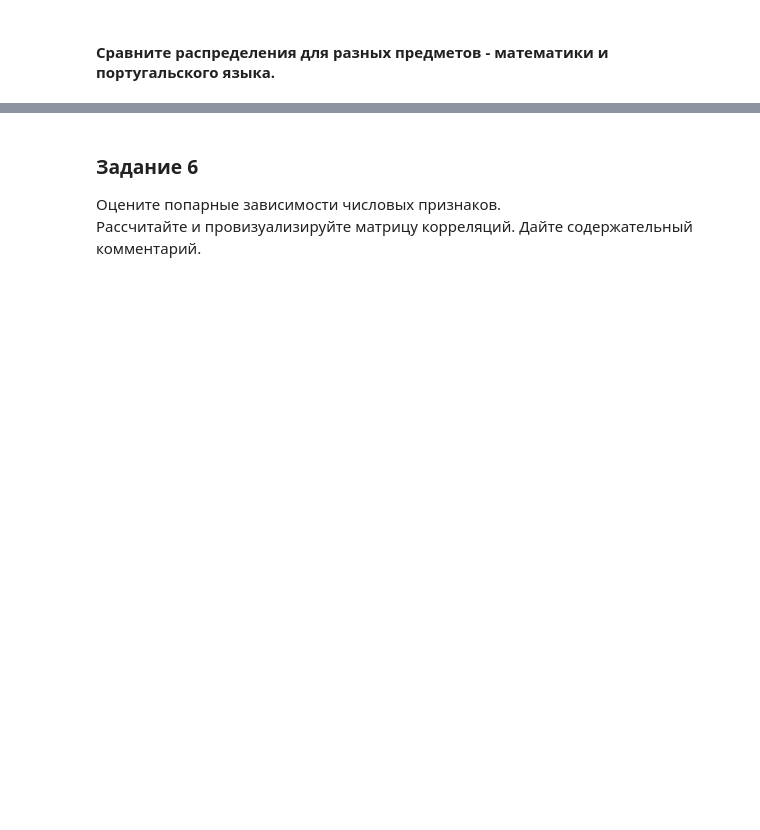
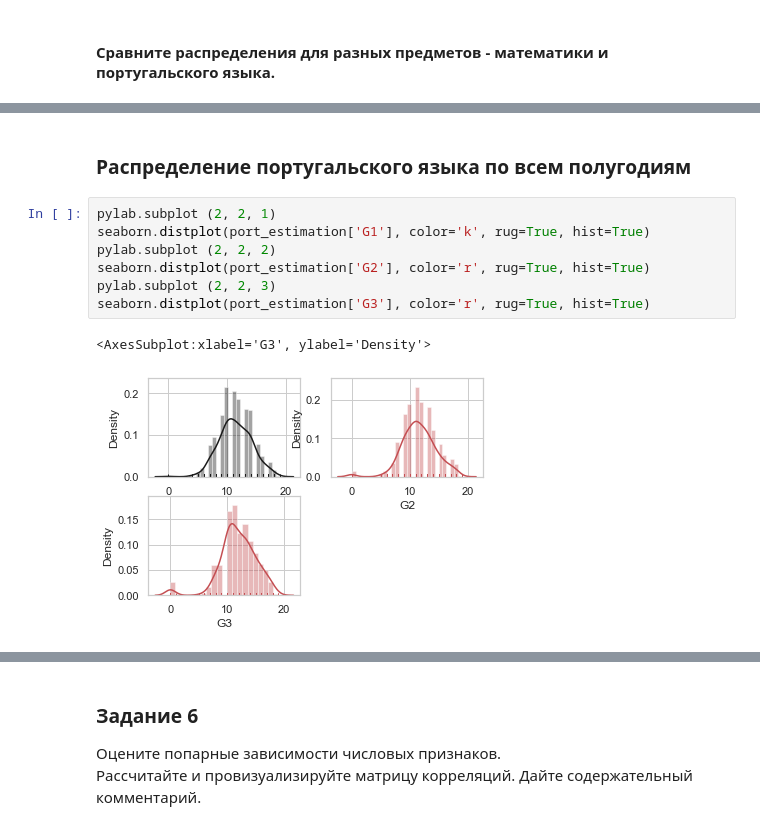
Before and after one commit to ImOsMa/IAD, a Jupyter notebook: Lab2/Lab_1.Exploratory_analysis.ipynb, the cells around one changed output, grey strips where cells are left out. Saved outputs shown, nothing was run; the diff lists cells and outputs as text; blank space fills up the shorter version.

```diff
--- a/Lab2/Lab_1.Exploratory_analysis.ipynb
+++ b/Lab2/Lab_1.Exploratory_analysis.ipynb
@@ -213,0 +511,12 @@ seaborn.distplot(data['G3'], color="m")
+# %% [markdown]
+### Распределение португальского языка по всем полугодиям
+# %%
+pylab.subplot (2, 2, 1)
+seaborn.distplot(port_estimation['G1'], color='k', rug=True, hist=True)
+pylab.subplot (2, 2, 2)
+seaborn.distplot(port_estimation['G2'], color='r', rug=True, hist=True)
+pylab.subplot (2, 2, 3)
+seaborn.distplot(port_estimation['G3'], color='r', rug=True, hist=True)
+# %% [output]
+<AxesSubplot:xlabel='G3', ylabel='Density'>
+[figure, added]
```
Also changed, not shown: parts of 77 cells of this notebook, 2 other files.
